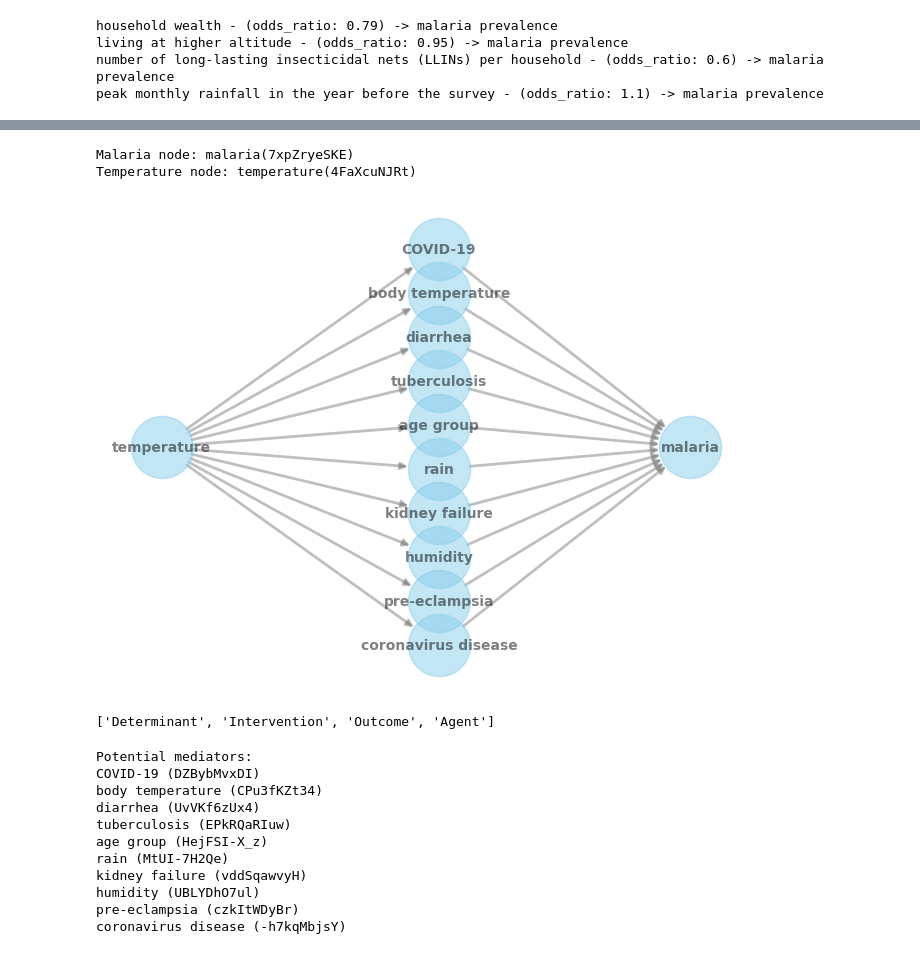
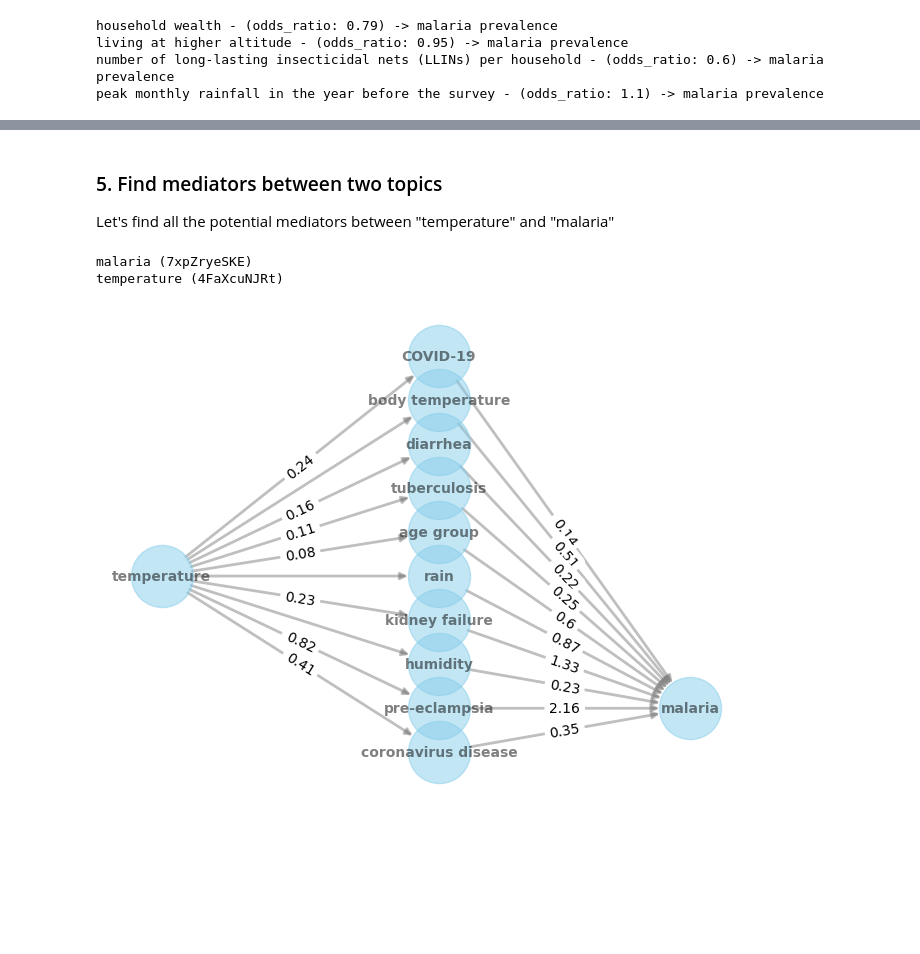
Before and after one commit to SystemInternal/SystemCookbook, a Jupyter notebook: system_api/basic_example.ipynb, the cells around one changed output, grey strips where cells are left out. Drawn from its saved outputs; the diff is of its cells as text; code cells hidden in the pictures; blank space fills up the shorter version.

```diff
--- a/system_api/basic_example.ipynb
+++ b/system_api/basic_example.ipynb
@@ -139,38 +138,20 @@ plt.show()
+# %% [markdown]
+### 5. Find mediators between two topics
+
+Let's find all the potential mediators between "temperature" and "malaria"
 # %%
-# Mediator between temperature and malaria
 malaria_node = topic_api.fetch_topics_topics_get("malaria")[0]
 temperature_node = topic_api.fetch_topics_topics_get("temperature")[0]
-print(f"Malaria node: {malaria_node.name}({malaria_node.topic_id})")
-print(f"Temperature node: {temperature_node.name}({temperature_node.topic_id})")
+pprint_topic(malaria_node)
+pprint_topic(temperature_node)
 pathsPayload = soh_service_client.models.PathsPayload(n_hop=2)
 paths = StatRelationshipsApi.fetch_stat_mediators_stat_relationships_topic_id_paths_mediators_post(
     topic_id=temperature_node.topic_id,
     target_topic_id=malaria_node.topic_id,
     paths_payload=pathsPayload
     )
-draw_graph(paths)
+draw_dag(paths)
 # %% [output]
-Malaria node: malaria(7xpZryeSKE)
-Temperature node: temperature(4FaXcuNJRt)
+malaria (7xpZryeSKE)
+temperature (4FaXcuNJRt)
-[figure, old version]
+[figure, new version]
-# %%
-[r.value for r in soh_service_client.models.Role]
-# %% [output]
-['Determinant', 'Intervention', 'Outcome', 'Agent']
-# %%
-potential_mediators = [n for n in paths.nodes if ("Determinant" in n.roles) and n.topic_id != temperature_node.topic_id and n.topic_id != malaria_node.topic_id]
-print("Potential mediators:")
-for mediator in potential_mediators:
-    pprint_topic(mediator)
-# %% [output]
-Potential mediators:
-COVID-19 (DZBybMvxDI)
-body temperature (CPu3fKZt34)
-diarrhea (UvVKf6zUx4)
-tuberculosis (EPkRQaRIuw)
-age group (HejFSI-X_z)
-rain (MtUI-7H2Qe)
-kidney failure (vddSqawvyH)
-humidity (UBLYDhO7ul)
-pre-eclampsia (czkItWDyBr)
-coronavirus disease (-h7kqMbjsY)
```
Also changed, not shown: parts of 25 cells of this notebook.
